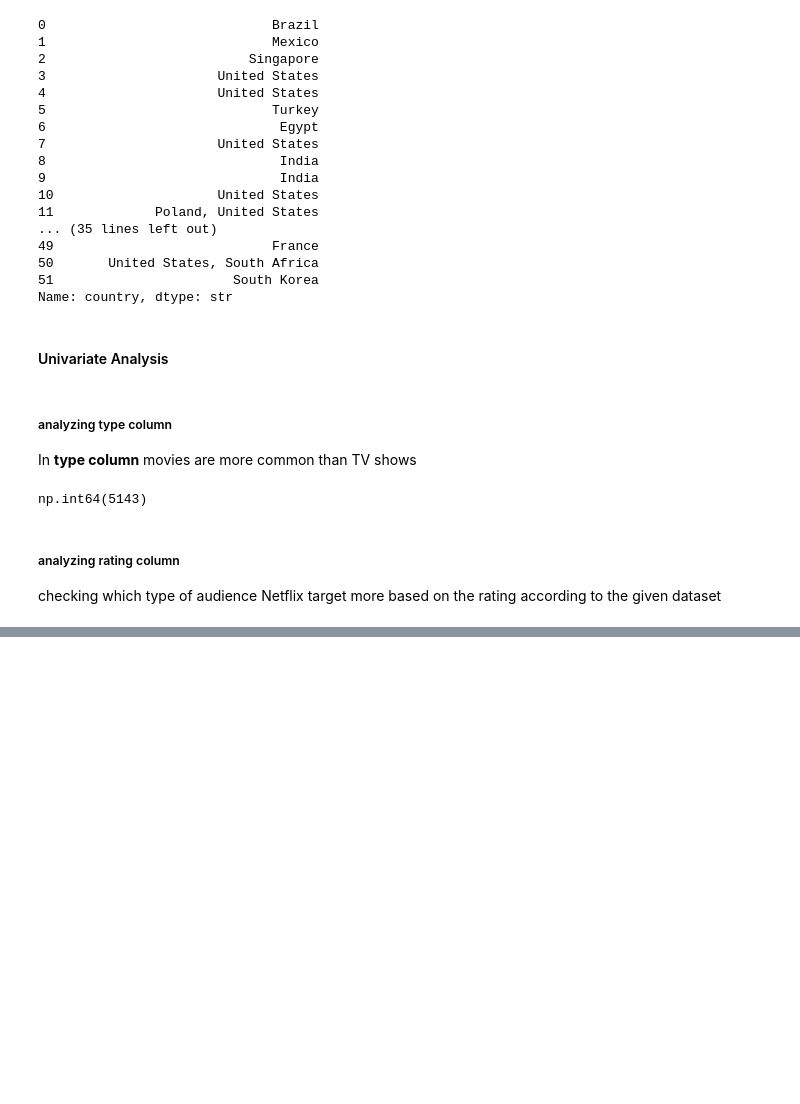
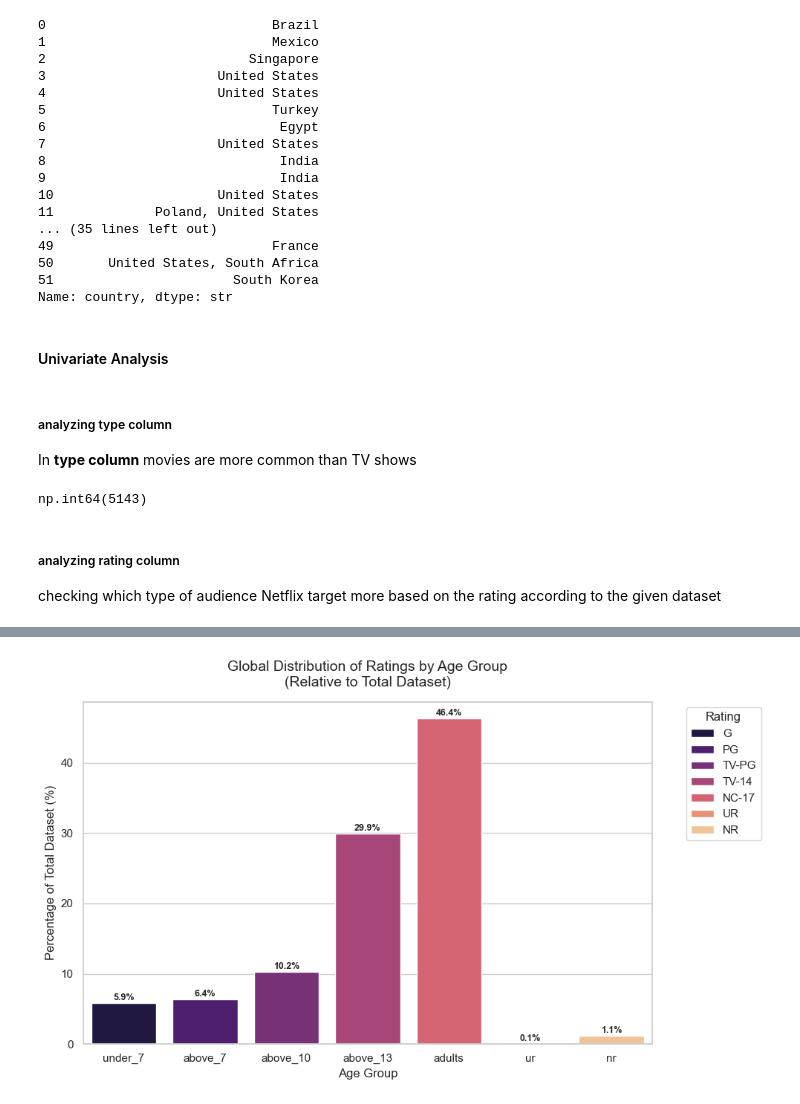
Before and after one commit to Dreamix-Hub/EDA_projects, a Jupyter notebook: netflix_content_eda.ipynb, the cells around one changed output, grey strips where cells are left out. Saved outputs shown, nothing was run; the diff lists cells and outputs as text; code cells hidden in the pictures; blank space fills up the shorter version.

Commit message:
added the plot for rating column analysis

```diff
--- a/netflix_content_eda.ipynb
+++ b/netflix_content_eda.ipynb
@@ -198,5 +192,5 @@ np.int64(744)
 # %%
 # teens 13+
-df[
+above_13 = df[
     df["rating"].isin(["PG-13", "TV-14"])
 ]["rating"].count()
@@ -205,5 +197,5 @@ np.int64(2175)
 # %%
 # older teens 16+ & adults 18+
-df[
+adults = df[
     df["rating"].isin(["TV-MA", "R", "NC-17"])
 ]["rating"].count()
@@ -212,5 +202,5 @@ np.int64(3368)
 # %%
 # for all ages
-df[
+ur = df[
     df["rating"].isin(["UR"])
 ]["rating"].count()
@@ -219,5 +207,5 @@ np.int64(5)
 # %%
 # not rated
-df[
+nr = df[
     df["rating"].isin(["NR"])
 ]["rating"].count()
@@ -225,0 +212,80 @@ np.int64(83)
+# %%
+import matplotlib.pyplot as plt
+import seaborn as sns
+
+data = {
+    "age_group": [
+        "under_7",
+        "above_7",
+        "above_10",
+        "above_13",
+        "adults",
+        "ur",
+        "nr"
+    ],  # age brackets
+    "rating": [
+        "G",
+        "PG",
+        "TV-PG",
+        "TV-14",
+        "NC-17",
+        "UR",
+        "NR"
+    ],  # The specific ratings
+    "count": [
+        under_7,
+        above_7,
+        above_10,
+        above_13,
+        adults,
+        ur,
+        nr
+    ],  # manual counts for each pair
+}
+
+df_counts = pd.DataFrame(data)
+
+total_dataset_count = df_counts["count"].sum()
+df_counts["percentage"] = (df_counts["count"] / total_dataset_count) * 100
+
+# Create the plot
+sns.set_theme(style="whitegrid")
+plt.figure(figsize=(10, 6))
+
+ax = sns.barplot(
+    data=df_counts,
+    x="age_group",
+    y="percentage",
+    hue="rating",
+    palette="magma",  # A clean, high-contrast color palette
+)
+
+# Stamp the percentages on top of the bars
+for p in ax.patches:
+    height = p.get_height()
+    if height > 0:
+        ax.annotate(
+            f"{height:.1f}%",
+            (p.get_x() + p.get_width() / 2.0, height),
+            ha="center",
+            va="center",
+            xytext=(0, 5),
+            textcoords="offset points",
+            fontsize=9,
+            fontweight="bold",
+        )
+
+# Labels and Titles
+plt.title(
+    "Global Distribution of Ratings by Age Group\n(Relative to Total Dataset)",
+    fontsize=14,
+    pad=15,
+)
+plt.xlabel("Age Group", fontsize=12)
+plt.ylabel("Percentage of Total Dataset (%)", fontsize=12)
+plt.legend(title="Rating", bbox_to_anchor=(1.05, 1), loc="upper left")
+plt.tight_layout()
+
+plt.show()
+# %% [output]
+[figure, added]
```
Also changed, not shown: parts of 15 cells of this notebook.
